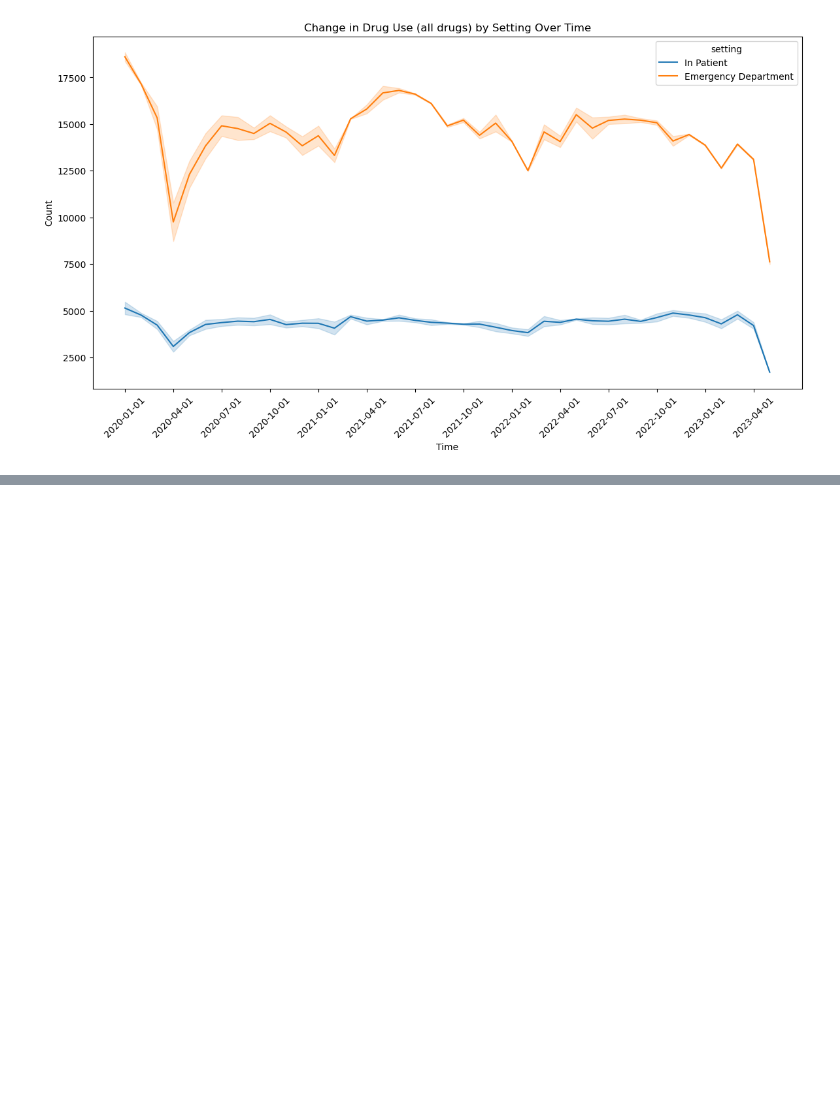
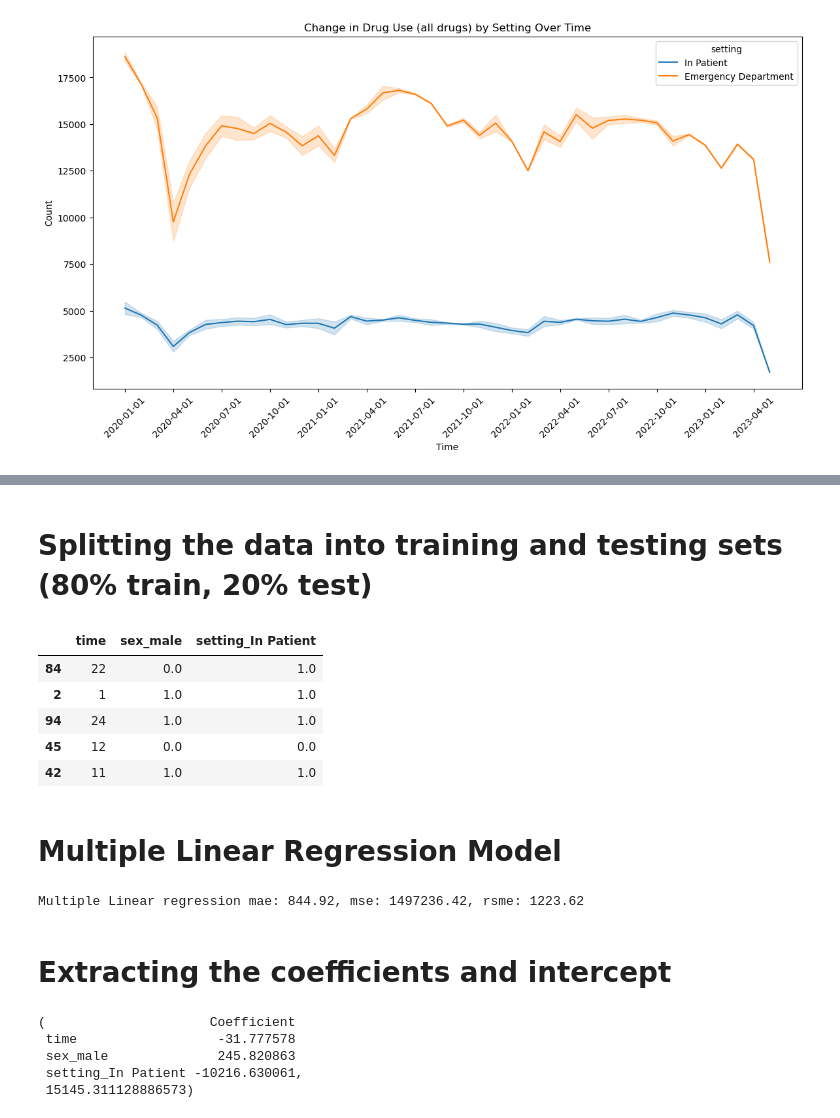
Before and after one commit to Briantmorr/Predictors-for-Drug-Use-in-associated-hospital-encounters, a Jupyter notebook: notebooks/MSAAI_final_500_501.ipynb, the cells around one changed output, grey strips where cells are left out. Drawn from its saved outputs; the diff is of its cells as text; code cells hidden in the pictures; blank space fills up the shorter version.

```diff
--- a/notebooks/MSAAI_final_500_501.ipynb
+++ b/notebooks/MSAAI_final_500_501.ipynb
@@ -486,0 +514,61 @@ all drugs
+# %%
+encoder = OneHotEncoder(drop='first', sparse=False)
+encoded_features = encoder.fit_transform(drug_sex_df[['sex', 'setting']])
+encoded_df = pd.DataFrame(encoded_features, columns=encoder.get_feature_names_out(['sex', 'setting']))
+
+# Concatenate the encoded features with the original dataframe
+data_encoded = pd.concat([drug_sex_df, encoded_df], axis=1)
+
+# Drop the original categorical columns and other columns not needed for regression
+data_encoded = data_encoded.drop(columns=['sex', 'setting', 'start_time', 'end_time'])
+# %% [markdown]
+# Splitting the data into training and testing sets (80% train, 20% test)
+# %%
+X = data_encoded.drop('all drugs', axis=1)
+y = data_encoded['all drugs']
+X_train, X_test, y_train, y_test = train_test_split(X, y, test_size=0.2, random_state=42)
+
+X_train.head()
+# %% [output]
+|  | time | sex_male | setting_In Patient |
+| 84 | 22 | 0.0 | 1.0 |
+| 2 | 1 | 1.0 | 1.0 |
+| 94 | 24 | 1.0 | 1.0 |
+| 45 | 12 | 0.0 | 0.0 |
+| 42 | 11 | 1.0 | 1.0 |
+# %% [markdown]
+# Multiple Linear Regression Model
+# %%
+# Initialize the Linear Regression model
+lr = LinearRegression()
+
+# Train the model on the training data
+lr.fit(X_train, y_train)
+
+# Predictions on the test set
+y_pred = lr.predict(X_test)
+
+# Evaluate the model's performance
+mae = mean_absolute_error(y_test, y_pred)
+mse = mean_squared_error(y_test, y_pred)
+rmse = np.sqrt(mse)
+
+print(f"Multiple Linear regression mae: {mae:.2f}, mse: {mse:.2f}, rsme: {rmse:.2f}")
+# %% [output]
+Multiple Linear regression mae: 844.92, mse: 1497236.42, rsme: 1223.62
+# %% [markdown]
+# Extracting the coefficients and intercept
+# %%
+coefficients = lr.coef_
+intercept = lr.intercept_
+
+# Creating a DataFrame for better visualization
+coeff_df = pd.DataFrame(coefficients, X_train.columns, columns=['Coefficient'])
+
+coeff_df, intercept
+# %% [output]
+(                     Coefficient
+ time                  -31.777578
+ sex_male              245.820863
+ setting_In Patient -10216.630061,
+ 15145.311128886573)
```
Also changed, not shown: parts of 11 cells of this notebook.
